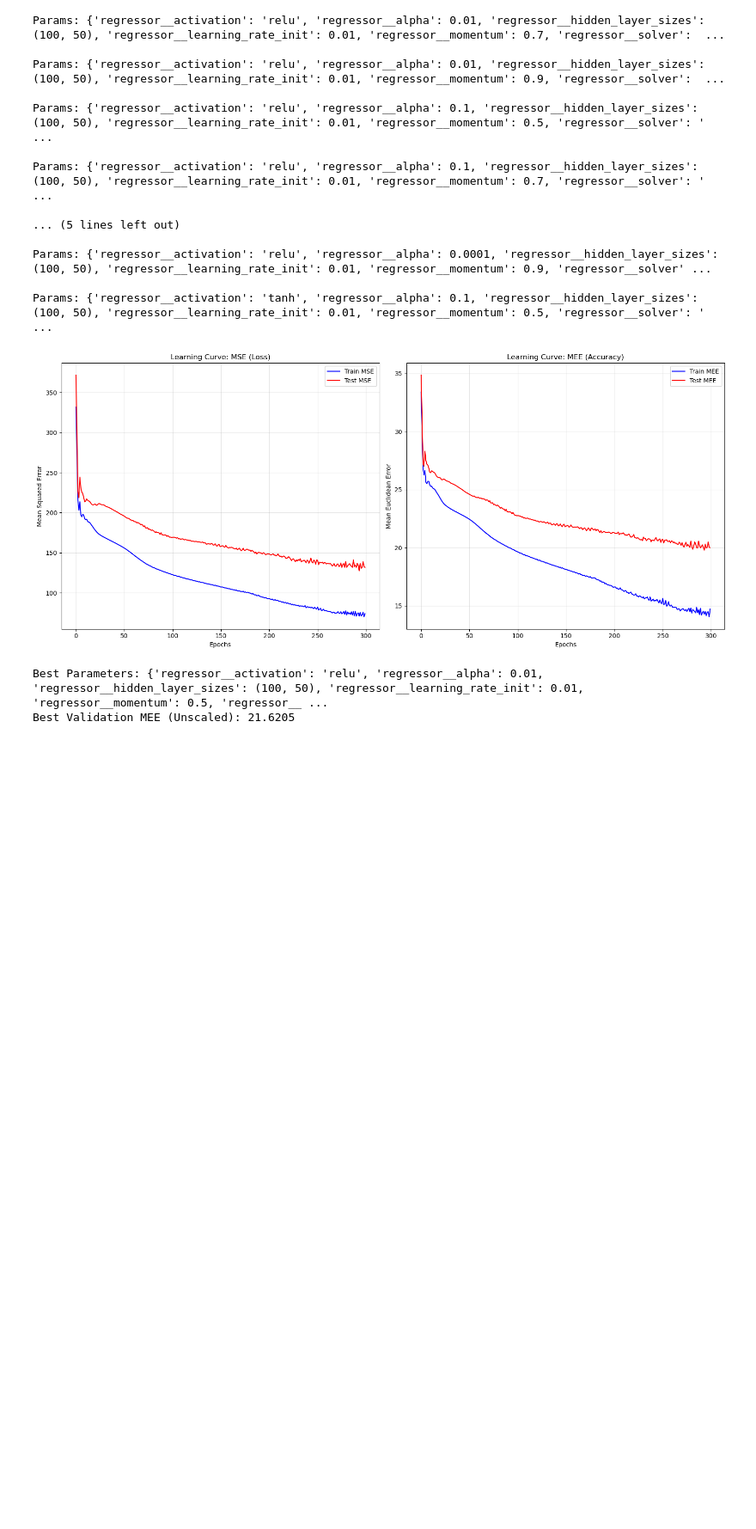
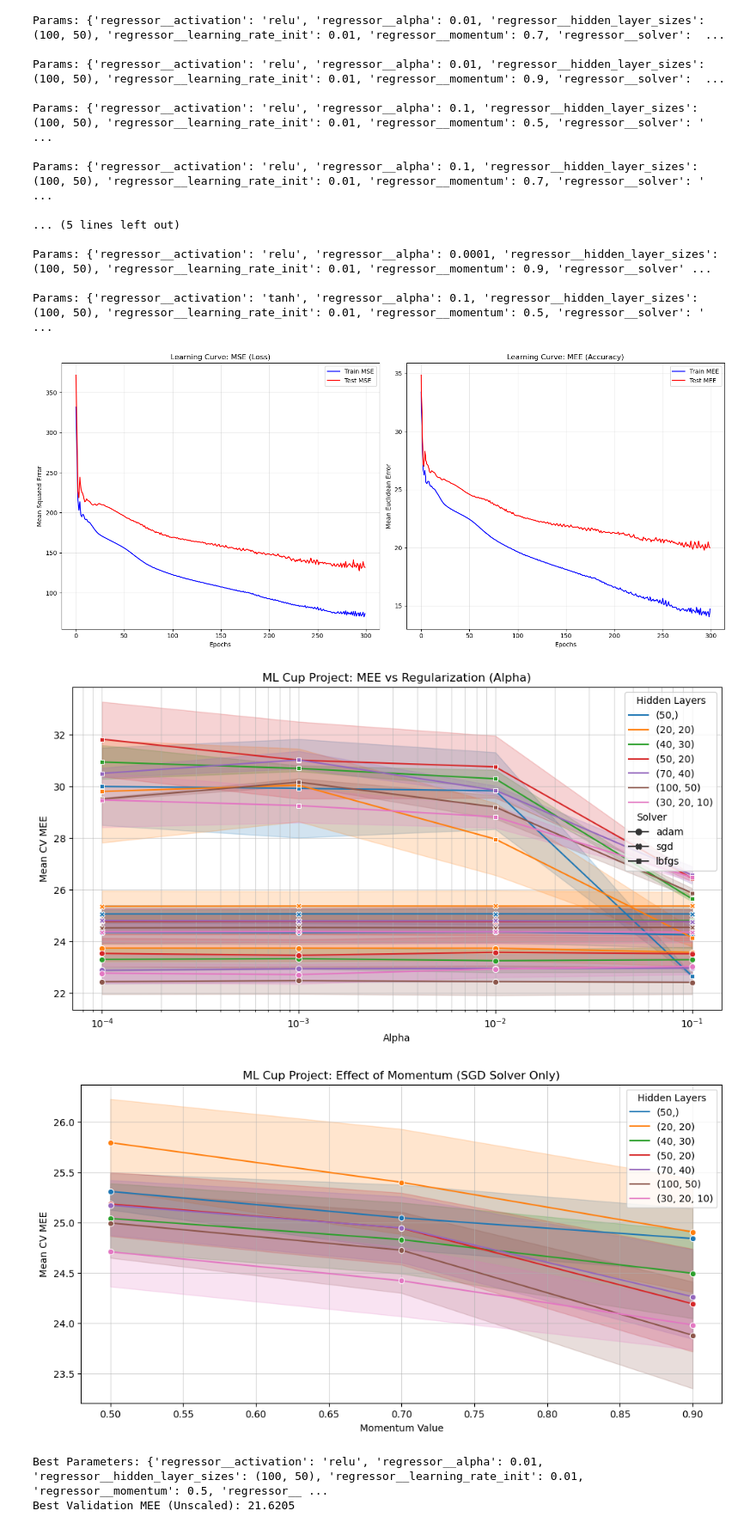
Before and after one commit to abderrahmane-salmi/UNIPI-Machine-Learning-Project, a Jupyter notebook: src/nn/NN_on_CUP_data.ipynb, the cells around one changed output. Shown at 86% size. Cells and saved outputs as stored; diff of their text form; code cells hidden in the pictures; blank space fills up the shorter version.

Commit message:
added some plots

```diff
--- a/src/nn/NN_on_CUP_data.ipynb
+++ b/src/nn/NN_on_CUP_data.ipynb
@@ -235,6 +289,12 @@ plot_learning_curves(
 )
 # %% [output]
 [figure]
+# %%
+results_mlcup = pd.DataFrame(grid_search.cv_results_)
+visualize_results(results_mlcup, "ML Cup Project")
+# %% [output]
+[figure, added]
+[figure, added]
 # %%
 print(f"\nBest Parameters: {grid_search.best_params_}")
 # Negate score because we used greater_is_better=False
```
Also changed, not shown: parts of 1 cell of this notebook.
